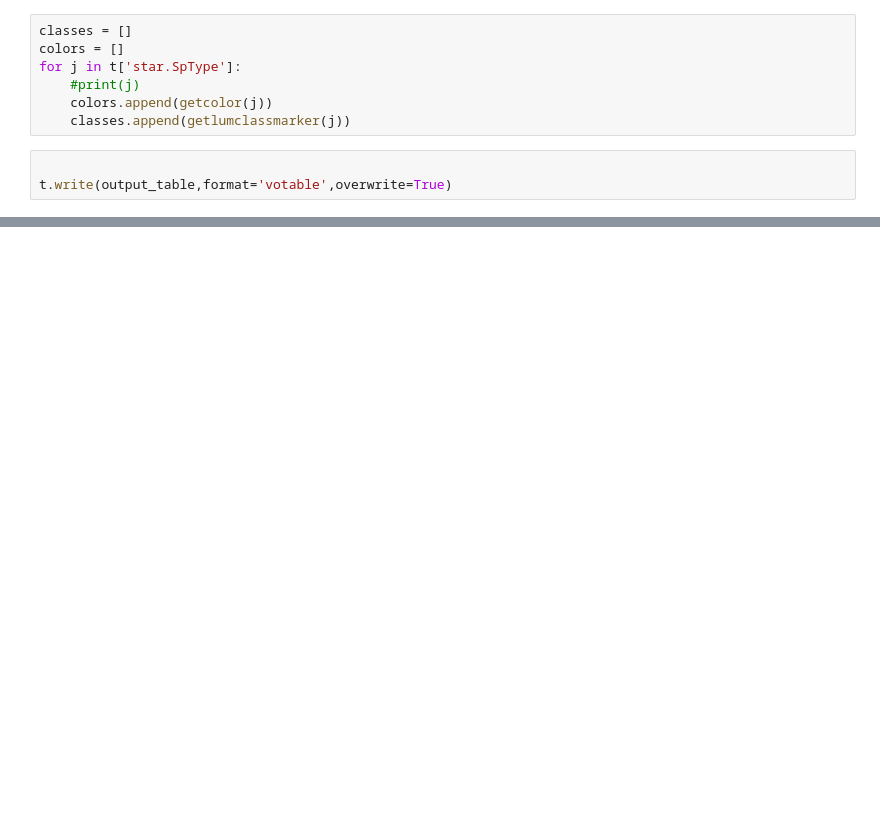
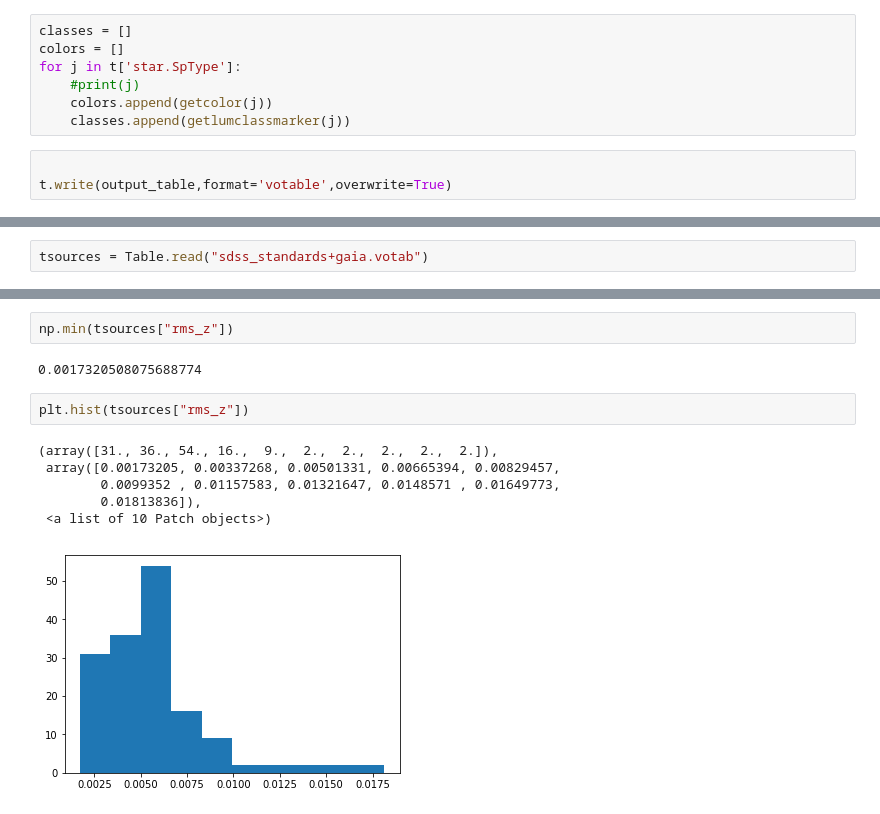
Before and after one commit to mpound/YSOproject, a Jupyter notebook: paramread.ipynb, the cells around one changed output, grey strips where cells are left out. Drawn from its saved outputs; the diff is of its cells as text; blank space fills up the shorter version.

```diff
--- a/paramread.ipynb
+++ b/paramread.ipynb
@@ -284,0 +337,2 @@ plt.savefig(figname)
+# %%
+tsources = Table.read("sdss_standards+gaia.votab")
@@ -284,0 +358,13 @@ plt.savefig(figname)
+# %%
+np.min(tsources["rms_z"])
+# %% [output]
+0.0017320508075688774
+# %%
+plt.hist(tsources["rms_z"])
+# %% [output]
+(array([31., 36., 54., 16.,  9.,  2.,  2.,  2.,  2.,  2.]),
+ array([0.00173205, 0.00337268, 0.00501331, 0.00665394, 0.00829457,
+        0.0099352 , 0.01157583, 0.01321647, 0.0148571 , 0.01649773,
+        0.01813836]),
+ <a list of 10 Patch objects>)
+[figure, added]
```
Also changed, not shown: parts of 9 cells of this notebook, 2 other files.
